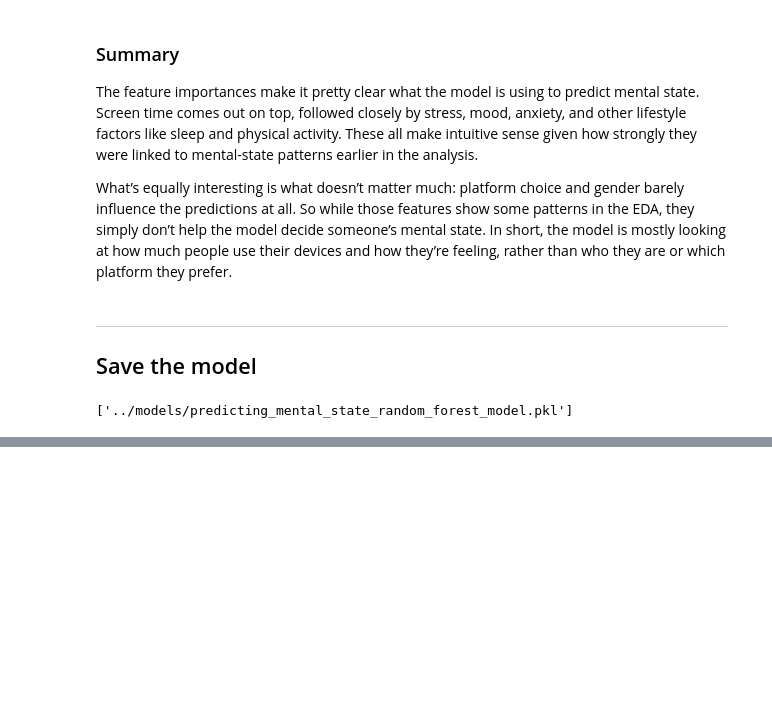
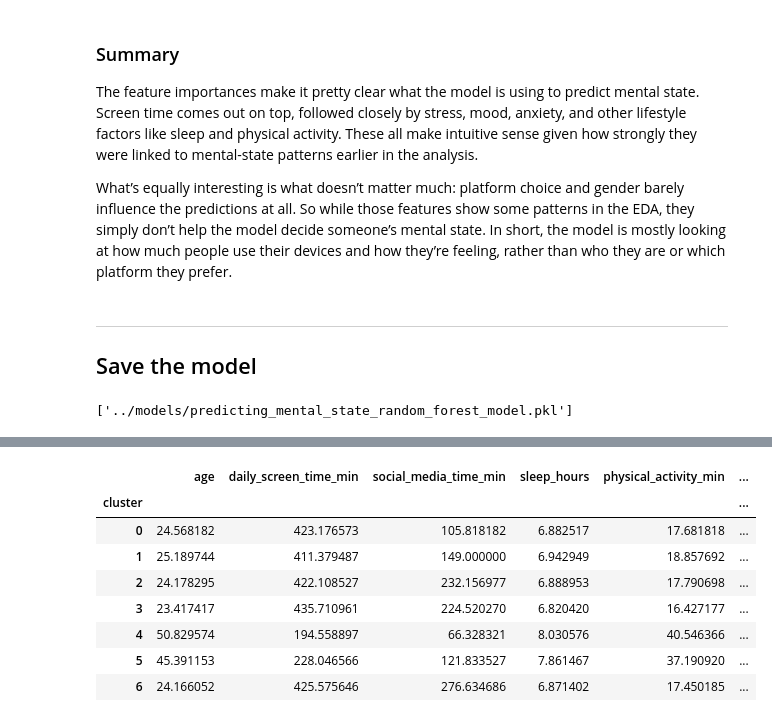
Before and after one commit to petedanielsmith/social-media-effect-on-mental-health, a Jupyter notebook: jupyter_notebooks/05_predicting_mental_state.ipynb, the cells around one changed output, grey strips where cells are left out. Drawn from its saved outputs; the diff is of its cells as text; code cells hidden in the pictures; blank space fills up the shorter version.

```diff
--- a/jupyter_notebooks/05_predicting_mental_state.ipynb
+++ b/jupyter_notebooks/05_predicting_mental_state.ipynb
@@ -228,0 +234,26 @@ joblib.dump(best_model, '../models/predicting_mental_state_random_forest_model.p
+# %%
+# laod the persona data
+cluster_profiles = pd.read_parquet("../data/cluster_profiles.parquet")
+
+# Prepare input data for prediction
+persona_input = cluster_profiles.drop(columns=["mental_state"])
+
+# Make predictions for each persona
+preds = best_model.predict(persona_input)
+
+# Combine predictions with cluster profiles
+results = cluster_profiles.copy()
+results["model_prediction"] = preds
+
+# Display the results
+results
+# %% [output]
+|  | age | daily_screen_time_min | social_media_time_min | sleep_hours | physical_activity_min | ... |
+| cluster |  |  |  |  |  | ... |
+| 0 | 24.568182 | 423.176573 | 105.818182 | 6.882517 | 17.681818 | ... |
+| 1 | 25.189744 | 411.379487 | 149.000000 | 6.942949 | 18.857692 | ... |
+| 2 | 24.178295 | 422.108527 | 232.156977 | 6.888953 | 17.790698 | ... |
+| 3 | 23.417417 | 435.710961 | 224.520270 | 6.820420 | 16.427177 | ... |
+| 4 | 50.829574 | 194.558897 | 66.328321 | 8.030576 | 40.546366 | ... |
+| 5 | 45.391153 | 228.046566 | 121.833527 | 7.861467 | 37.190920 | ... |
+| 6 | 24.166052 | 425.575646 | 276.634686 | 6.871402 | 17.450185 | ... |
```
Also changed, not shown: parts of 1 cell of this notebook, 2 other files.
